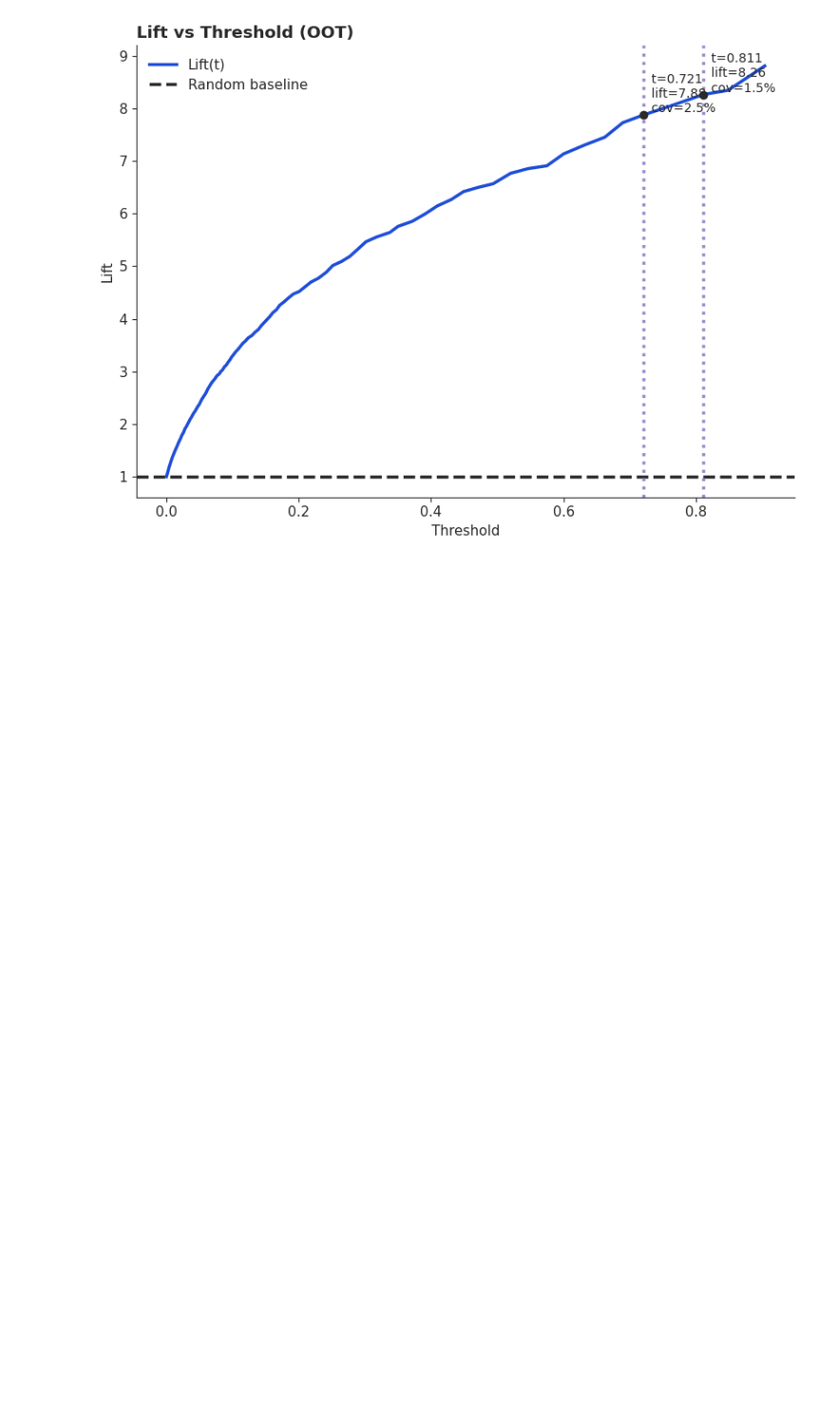
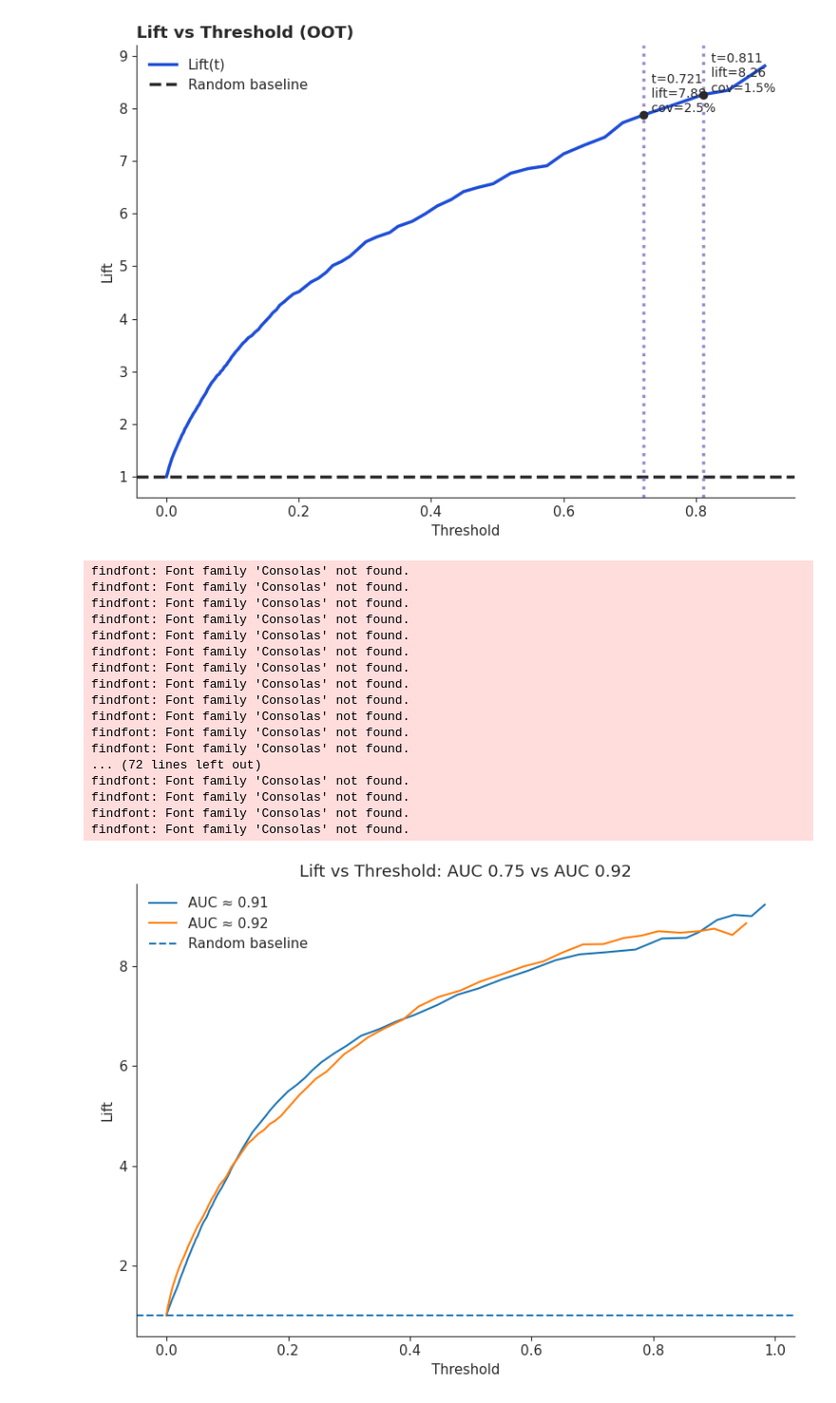
Before and after one commit to xvzeng/winebuz, a Jupyter notebook: scaleup.ipynb, the cells around one changed output. Shown at 95% size. Drawn from its saved outputs; the diff is of its cells as text; code cells hidden in the pictures; blank space fills up the shorter version.

```diff
--- a/scaleup.ipynb
+++ b/scaleup.ipynb
@@ -3148,3 +3148,76 @@ findfont: Font family 'Consolas' not found.
 findfont: Font family 'Consolas' not found.
 findfont: Font family 'Consolas' not found.
 [figure]
+# %%
+import numpy as np
+import matplotlib.pyplot as plt
+from sklearn.datasets import make_classification
+from sklearn.linear_model import LogisticRegression
+from sklearn.metrics import roc_auc_score
+
+def gen_scores(class_sep, n=12000, pos_rate=0.1, seed=0):
+    X, y = make_classification(
+        n_samples=n,
+        n_features=20,
+        n_informative=8,
+        n_redundant=4,
+        weights=[1 - pos_rate, pos_rate],
+        class_sep=class_sep,
+        flip_y=0.02,
+        random_state=seed,
+    )
+    model = LogisticRegression(max_iter=3000)
+    model.fit(X, y)
+    s = model.predict_proba(X)[:, 1]
+    return y, s, roc_auc_score(y, s)
+
+def lift_vs_threshold(y_true, y_score, n_thresholds=200, min_selected=50):
+    thresholds = np.unique(np.quantile(y_score, np.linspace(0, 1, n_thresholds)))
+    base_rate = y_true.mean()
+    lifts = []
+    for t in thresholds:
+        sel = y_score >= t
+        if sel.sum() < min_selected:
+            lifts.append(np.nan)
+        else:
+            lifts.append(y_true[sel].mean() / base_rate)
+    return thresholds, np.array(lifts)
+
+# ---- Generate two models ----
+y75, s75, auc75 = gen_scores(class_sep=1.0, seed=7)    # ~AUC 0.75
+y92, s92, auc92 = gen_scores(class_sep=2.0, seed=42)   # ~AUC 0.92
+
+# ---- Compute lift curves ----
+t75, l75 = lift_vs_threshold(y75, s75)
+t92, l92 = lift_vs_threshold(y92, s92)
+
+# ---- Plot ----
+plt.figure(figsize=(8, 6))
+plt.plot(t75, l75, label=f"AUC ≈ {auc75:.2f}")
+plt.plot(t92, l92, label=f"AUC ≈ {auc92:.2f}")
+plt.axhline(1.0, linestyle="--", label="Random baseline")
+plt.xlabel("Threshold")
+plt.ylabel("Lift")
+plt.title("Lift vs Threshold: AUC 0.75 vs AUC 0.92")
+plt.legend()
+plt.tight_layout()
+plt.show()
+# %% [output]
+findfont: Font family 'Consolas' not found.
+findfont: Font family 'Consolas' not found.
+findfont: Font family 'Consolas' not found.
+findfont: Font family 'Consolas' not found.
+findfont: Font family 'Consolas' not found.
+findfont: Font family 'Consolas' not found.
+findfont: Font family 'Consolas' not found.
+findfont: Font family 'Consolas' not found.
+findfont: Font family 'Consolas' not found.
+findfont: Font family 'Consolas' not found.
+findfont: Font family 'Consolas' not found.
+findfont: Font family 'Consolas' not found.
+... (72 lines left out)
+findfont: Font family 'Consolas' not found.
+findfont: Font family 'Consolas' not found.
+findfont: Font family 'Consolas' not found.
+findfont: Font family 'Consolas' not found.
+[figure, added]
```
Also changed, not shown: parts of 3 cells of this notebook.
